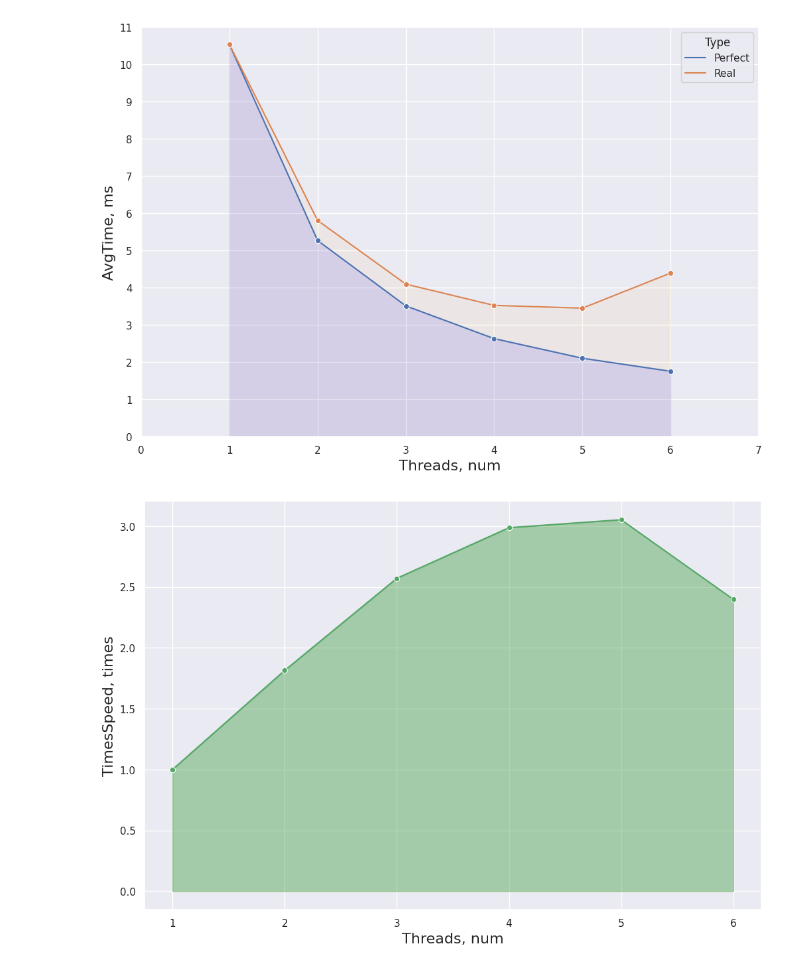
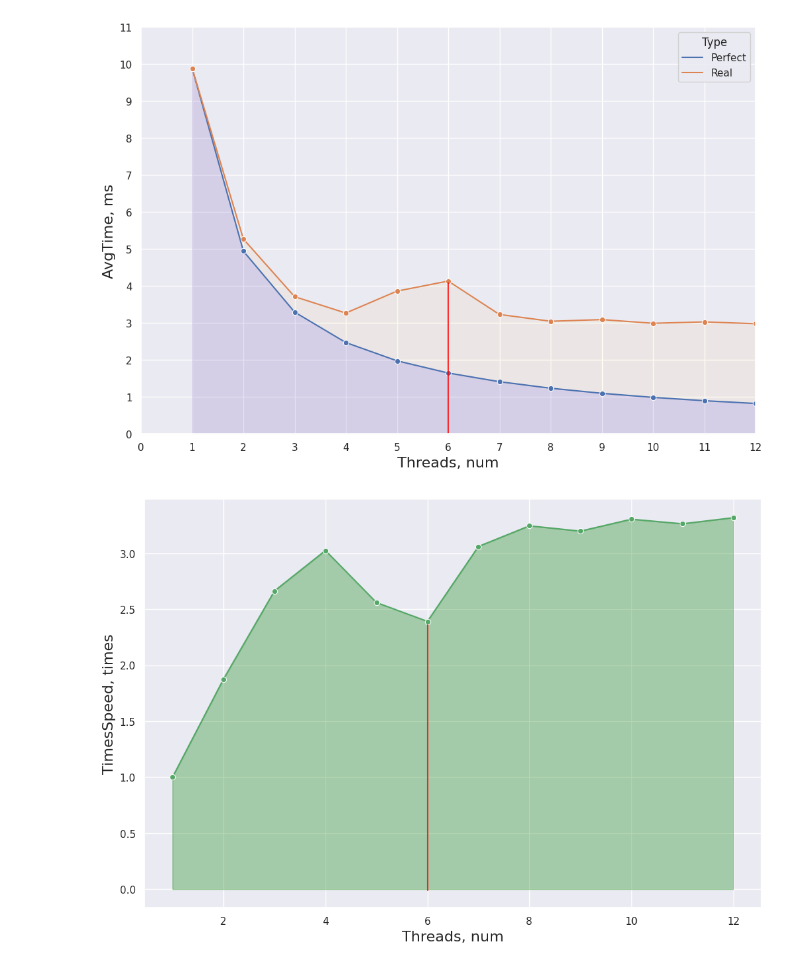
Before and after one commit to ThePigeonKing/skiddadle_skadoodle, a Jupyter notebook: lab2/Report.ipynb, the cells around one changed output. Drawn from its saved outputs; the diff is of its cells as text; code cells hidden in the pictures.

```diff
--- a/lab2/Report.ipynb
+++ b/lab2/Report.ipynb
@@ -132,7 +108,7 @@ sns.set_theme(style="darkgrid")
 
 dataset = []
 with open("trace.txt", "r") as f:
-    for _ in range(6):
+    for _ in range(12):
         line = list(map(float, f.readline().split(";")))
         dataset.append(line)
 
@@ -189,26 +149,28 @@ y2 = l2.get_xydata()[:, 1]
 
 p.fill_between(x2, y2, color="orange", alpha=0.05)
 p.margins(x=0, y=0)
-_ = p.set_xticks(range(0, 8))
-_ = p.set_xticklabels(['0', '1', '2', '3', '4', '5', '6', '7'])
+_ = p.set_xticks(range(0, 13))
+_ = p.set_xticklabels(str(i) for i in range(0, 13))
 _ = p.set_yticks(range(0, 12))
 _ = p.set_yticklabels([str(i) for i in range(0, 12)])
+_ = p.axvline(x=6, ymax=0.37, color="red", alpha=0.8)
 # %% [output]
-[figure, old version]
+[figure, new version]
 # %%
-accceleration = [0] * 6
+accceleration = [0] * 12
 for i in range(0, len(accceleration)):
     accceleration[i] = [saved[i][0], saved[0][1]/saved[i][1]]
 a_df = pd.DataFrame(accceleration, columns=["Threads", "TimesSpeed"])
 p = sns.lineplot(x="Threads", y="TimesSpeed", marker="o", data=a_df, color='g')
 p.set_xlabel("Threads, num", fontsize = 16)
 p.set_ylabel("TimesSpeed, times", fontsize = 16)
 l1 = p.lines[0]
 
 x1 = l1.get_xydata()[:, 0]
 y1 = l1.get_xydata()[:, 1]
 
 _ = p.fill_between(x1, y1, color="green", alpha=0.3)
+_ = p.axvline(x=6, ymin=0.043 ,ymax=0.692, color="red", alpha=0.8)
 # %% [output]
-[figure, old version]
+[figure, new version]
 # %%
```
Also changed, not shown: parts of 6 cells of this notebook, 7 other files.
